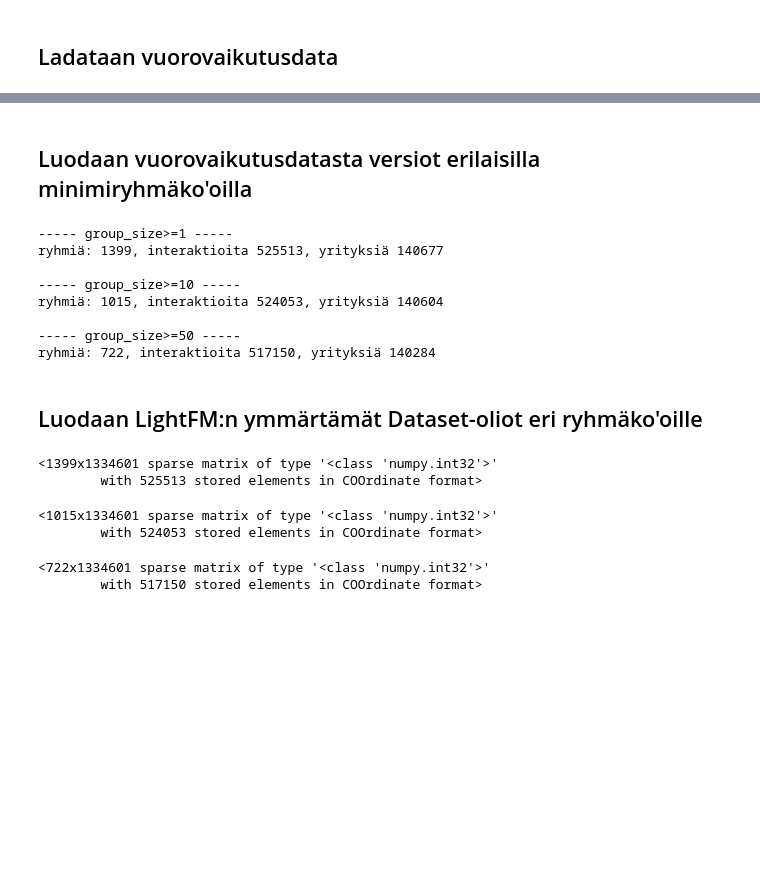
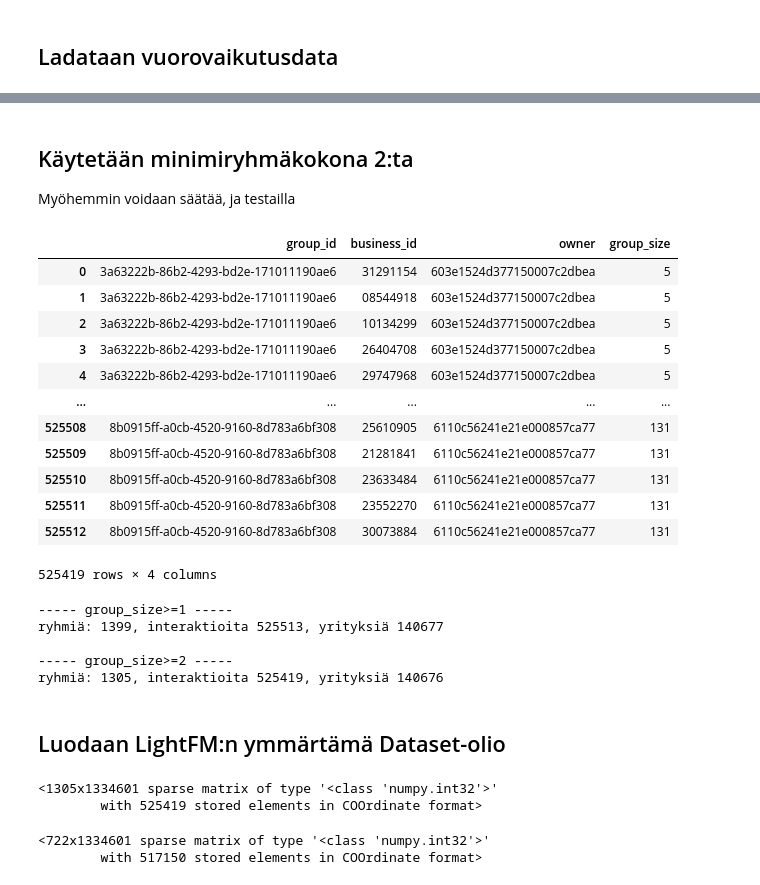
Before and after one commit to sakasute/masters-thesis-code, a Jupyter notebook: jupyter/code/finished_iterations/iteration1.ipynb, the cells around one changed output, grey strips where cells are left out. Cells and saved outputs as stored; diff of their text form; code cells hidden in the pictures; blank space fills up the shorter version.

```diff
--- a/jupyter/code/finished_iterations/iteration1.ipynb
+++ b/jupyter/code/finished_iterations/iteration1.ipynb
@@ -174,20 +216,38 @@ INTERACTIONS_DF = interactions_tmp[interactions_tmp.business_id.isin(ITEM_IDS)]
-# %% [markdown]
-## Luodaan vuorovaikutusdatasta versiot erilaisilla minimiryhmäko'oilla
+# %% [markdown]
+## Käytetään minimiryhmäkokona 2:ta
+
+Myöhemmin voidaan säätää, ja testailla
 # %%
 group_sizes = INTERACTIONS_DF['group_id'].value_counts()
 group_sizes_df = pd.DataFrame({'group_id': group_sizes.index, 'group_size': group_sizes.values})
 
 INTERACTIONS_WITH_GROUP_SIZES_DF = INTERACTIONS_DF.merge(group_sizes_df, on='group_id')
 
 
-##### Minimiryhmäkoko = 10 #####
+##### Minimiryhmäkoko = 2 #####
 
-INTERACTIONS_10_DF = INTERACTIONS_WITH_GROUP_SIZES_DF[INTERACTIONS_WITH_GROUP_SIZES_DF.group_size >= 10]
+INTERACTIONS_2_DF = INTERACTIONS_WITH_GROUP_SIZES_DF[INTERACTIONS_WITH_GROUP_SIZES_DF.group_size >= 2]
 
 
 ##### Minimiryhmäkoko = 50
+# Valitaan 10 minimiryhmäkooksi
+#INTERACTIONS_50_DF = INTERACTIONS_WITH_GROUP_SIZES_DF[INTERACTIONS_WITH_GROUP_SIZES_DF.group_size >= 50]
 
-INTERACTIONS_50_DF = INTERACTIONS_WITH_GROUP_SIZES_DF[INTERACTIONS_WITH_GROUP_SIZES_DF.group_size >= 50]
+INTERACTIONS_2_DF
+# %% [output]
+|  | group_id | business_id | owner | group_size |
+| 0 | 3a63222b-86b2-4293-bd2e-171011190ae6 | 31291154 | 603e1524d377150007c2dbea | 5 |
+| 1 | 3a63222b-86b2-4293-bd2e-171011190ae6 | 08544918 | 603e1524d377150007c2dbea | 5 |
+| 2 | 3a63222b-86b2-4293-bd2e-171011190ae6 | 10134299 | 603e1524d377150007c2dbea | 5 |
+| 3 | 3a63222b-86b2-4293-bd2e-171011190ae6 | 26404708 | 603e1524d377150007c2dbea | 5 |
+| 4 | 3a63222b-86b2-4293-bd2e-171011190ae6 | 29747968 | 603e1524d377150007c2dbea | 5 |
+| ... | ... | ... | ... | ... |
+| 525508 | 8b0915ff-a0cb-4520-9160-8d783a6bf308 | 25610905 | 6110c56241e21e000857ca77 | 131 |
+| 525509 | 8b0915ff-a0cb-4520-9160-8d783a6bf308 | 21281841 | 6110c56241e21e000857ca77 | 131 |
+| 525510 | 8b0915ff-a0cb-4520-9160-8d783a6bf308 | 23633484 | 6110c56241e21e000857ca77 | 131 |
+| 525511 | 8b0915ff-a0cb-4520-9160-8d783a6bf308 | 23552270 | 6110c56241e21e000857ca77 | 131 |
+| 525512 | 8b0915ff-a0cb-4520-9160-8d783a6bf308 | 30073884 | 6110c56241e21e000857ca77 | 131 |
+525419 rows × 4 columns
 # %%
 def print_interactions_meta_data(interactions_df):
     print('ryhmiä: {groups}, interaktioita {interactions}, yrityksiä {companies}'
@@ -198,21 +258,18 @@ def print_interactions_meta_data(interactions_df):
 print('----- group_size>=1 -----')
 print_interactions_meta_data(INTERACTIONS_DF)
 
-print('\n----- group_size>=10 -----')
-print_interactions_meta_data(INTERACTIONS_10_DF)
+print('\n----- group_size>=2 -----')
+print_interactions_meta_data(INTERACTIONS_2_DF)
 
-print('\n----- group_size>=50 -----')
-print_interactions_meta_data(INTERACTIONS_50_DF)
+#print('\n----- group_size>=50 -----')
+#print_interactions_meta_data(INTERACTIONS_50_DF)
 # %% [output]
 ----- group_size>=1 -----
 ryhmiä: 1399, interaktioita 525513, yrityksiä 140677
 
------ group_size>=10 -----
-ryhmiä: 1015, interaktioita 524053, yrityksiä 140604
-
------ group_size>=50 -----
-ryhmiä: 722, interaktioita 517150, yrityksiä 140284
+----- group_size>=2 -----
+ryhmiä: 1305, interaktioita 525419, yrityksiä 140676
 # %% [markdown]
-## Luodaan LightFM:n ymmärtämät Dataset-oliot eri ryhmäko'oille
+## Luodaan LightFM:n ymmärtämä Dataset-olio
 # %%
 def create_dataset(interactions_df):
@@ -235,15 +292,12 @@ def create_dataset(interactions_df):
 
     return (interactions_ds, item_features_ds)
 # %%
-(INTERACTIONS_DS, ITEM_FEATURES_DS) = create_dataset(INTERACTIONS_DF)
-print(repr(INTERACTIONS_DS))
+#(INTERACTIONS_DS, ITEM_FEATURES_DS) = create_dataset(INTERACTIONS_DF)
+#print(repr(INTERACTIONS_DS))
-# %% [output]
-<1399x1334601 sparse matrix of type '<class 'numpy.int32'>'
-        with 525513 stored elements in COOrdinate format>
 # %%
-(INTERACTIONS_10_DS, ITEM_FEATURES_10_DS) = create_dataset(INTERACTIONS_10_DF)
-print(repr(INTERACTIONS_10_DS))
+(INTERACTIONS_2_DS, ITEM_FEATURES_2_DS) = create_dataset(INTERACTIONS_2_DF)
+print(repr(INTERACTIONS_2_DS))
 # %% [output]
-<1015x1334601 sparse matrix of type '<class 'numpy.int32'>'
-        with 524053 stored elements in COOrdinate format>
+<1305x1334601 sparse matrix of type '<class 'numpy.int32'>'
+        with 525419 stored elements in COOrdinate format>
 # %%
```
Also changed, not shown: parts of 23 cells of this notebook, 2 other files.
